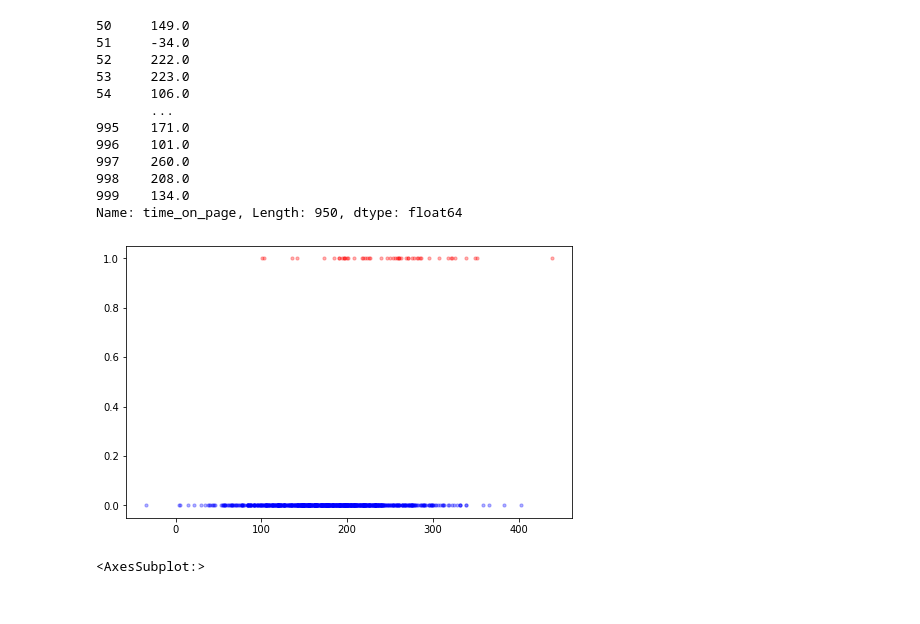
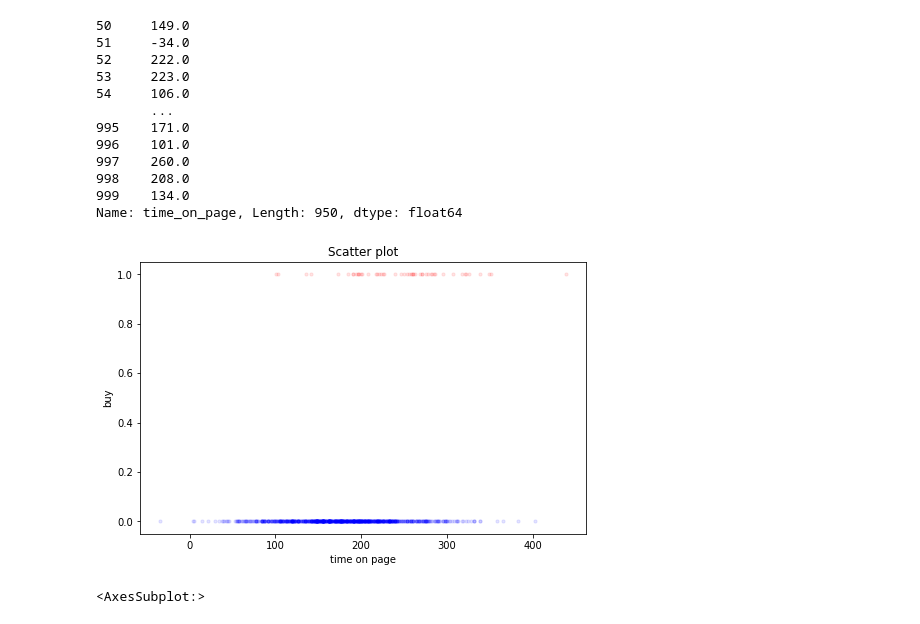
Before and after one commit to TheDandyCodes/Machine-Learning-Algorithms, a Jupyter notebook: SMOTE/smote.ipynb, the cells around one changed output. Drawn from its saved outputs; the diff is of its cells as text; code cells hidden in the pictures.

```diff
--- a/SMOTE/smote.ipynb
+++ b/SMOTE/smote.ipynb
@@ -36,11 +36,14 @@ df[df.buy == 0].time_on_page
 Name: time_on_page, Length: 950, dtype: float64
 # %%
 fig, ax = plt.subplots(figsize=(8,5))
-ax.scatter(df[df.buy == 0].time_on_page, df[df.buy == 0].buy, zorder=1, s=10, alpha=0.3, c='b')
-ax.scatter(df[df.buy == 1].time_on_page, df[df.buy == 1].buy, zorder=2, s=10, alpha=0.3, c='r')
+ax.scatter(df[df.buy == 0].time_on_page, df[df.buy == 0].buy, zorder=1, s=10, alpha=0.1, c='b')
+ax.scatter(df[df.buy == 1].time_on_page, df[df.buy == 1].buy, zorder=2, s=10, alpha=0.1, c='r')
+ax.set_xlabel('time on page')
+ax.set_ylabel('buy')
+ax.set_title('Scatter plot')
 plt.show()
 # %% [output]
-[figure, old version]
+[figure, new version]
 # %%
 df.buy.value_counts().plot(kind='bar')
 # %% [output]
```
